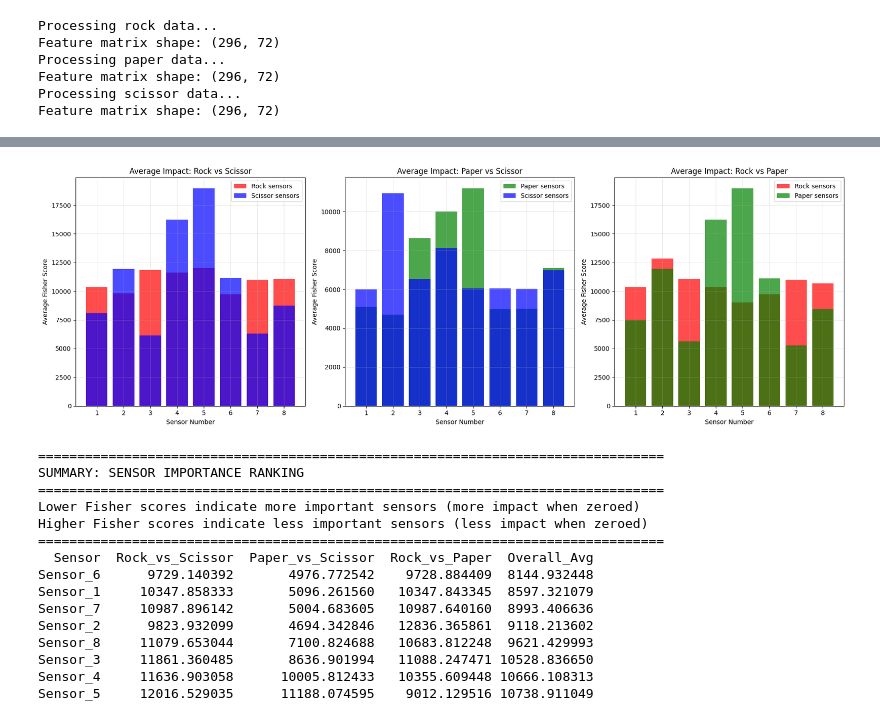
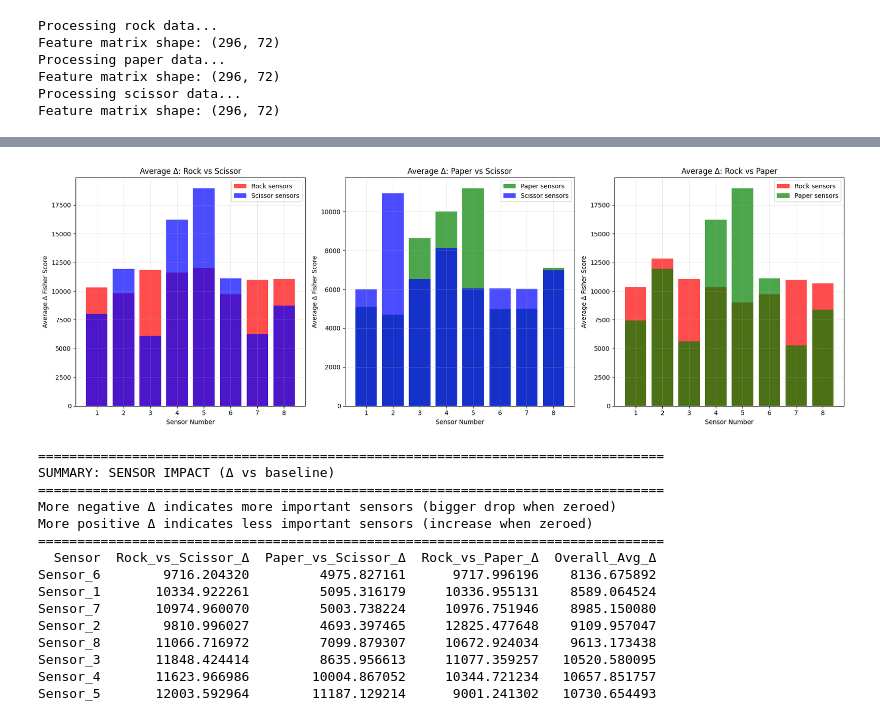
Before and after one commit to freek1/roshambo, a Jupyter notebook: emg_feature_analysis.ipynb, the cells around one changed output, grey strips where cells are left out. Cells and saved outputs as stored; diff of their text form; code cells hidden in the pictures.

```diff
--- a/emg_feature_analysis.ipynb
+++ b/emg_feature_analysis.ipynb
@@ -420,78 +428,78 @@ Highest Fisher Score: 21652.4148
 # %%
-# Visualize average sensor impact
+# Visualize average sensor delta (Δ vs baseline)
 fig, axes = plt.subplots(1, 3, figsize=(18, 6))
 
-# Rock vs Scissor average impact
+# Rock vs Scissor average Δ
 rock_avg, scissor_avg = rock_scissor_impact
 axes[0].bar(range(1, 9), rock_avg, alpha=0.7, label='Rock sensors', color='red')
 axes[0].bar(range(1, 9), scissor_avg, alpha=0.7, label='Scissor sensors', color='blue')
-axes[0].set_title('Average Impact: Rock vs Scissor')
+axes[0].set_title('Average Δ: Rock vs Scissor')
 axes[0].set_xlabel('Sensor Number')
-axes[0].set_ylabel('Average Fisher Score')
+axes[0].set_ylabel('Average Δ Fisher Score')
 axes[0].legend()
 axes[0].grid(True, alpha=0.3)
 
-# Paper vs Scissor average impact
+# Paper vs Scissor average Δ
 paper_avg, scissor_avg2 = paper_scissor_impact
 axes[1].bar(range(1, 9), paper_avg, alpha=0.7, label='Paper sensors', color='green')
 axes[1].bar(range(1, 9), scissor_avg2, alpha=0.7, label='Scissor sensors', color='blue')
-axes[1].set_title('Average Impact: Paper vs Scissor')
+axes[1].set_title('Average Δ: Paper vs Scissor')
 axes[1].set_xlabel('Sensor Number')
-axes[1].set_ylabel('Average Fisher Score')
+axes[1].set_ylabel('Average Δ Fisher Score')
 axes[1].legend()
 axes[1].grid(True, alpha=0.3)
 
-# Rock vs Paper average impact
+# Rock vs Paper average Δ
 rock_avg2, paper_avg2 = rock_paper_impact
 axes[2].bar(range(1, 9), rock_avg2, alpha=0.7, label='Rock sensors', color='red')
 axes[2].bar(range(1, 9), paper_avg2, alpha=0.7, label='Paper sensors', color='green')
-axes[2].set_title('Average Impact: Rock vs Paper')
+axes[2].set_title('Average Δ: Rock vs Paper')
 axes[2].set_xlabel('Sensor Number')
-axes[2].set_ylabel('Average Fisher Score')
+axes[2].set_ylabel('Average Δ Fisher Score')
 axes[2].legend()
 axes[2].grid(True, alpha=0.3)
 
 plt.tight_layout()
 plt.show()
 
 # Summary table
 print("\n" + "="*80)
-print("SUMMARY: SENSOR IMPORTANCE RANKING")
+print("SUMMARY: SENSOR IMPACT (Δ vs baseline)")
 print("="*80)
-print("Lower Fisher scores indicate more important sensors (more impact when zeroed)")
-print("Higher Fisher scores indicate less important sensors (less impact when zeroed)")
+print("More negative Δ indicates more important sensors (bigger drop when zeroed)")
+print("More positive Δ indicates less important sensors (increase when zeroed)")
 print("="*80)
 
 # Create summary dataframe
 import pandas as pd
 
 summary_data = []
 for i in range(8):
     summary_data.append({
         'Sensor': f'Sensor_{i+1}',
-        'Rock_vs_Scissor': rock_scissor_impact[0][i],
-        'Paper_vs_Scissor': paper_scissor_impact[0][i],
-        'Rock_vs_Paper': rock_paper_impact[0][i],
-        'Overall_Avg': np.mean([rock_scissor_impact[0][i], paper_scissor_impact[0][i], rock_paper_impact[0][i]])
+        'Rock_vs_Scissor_Δ': rock_scissor_impact[0][i],
+        'Paper_vs_Scissor_Δ': paper_scissor_impact[0][i],
+        'Rock_vs_Paper_Δ': rock_paper_impact[0][i],
+        'Overall_Avg_Δ': np.mean([rock_scissor_impact[0][i], paper_scissor_impact[0][i], rock_paper_impact[0][i]])
     })
 
 summary_df = pd.DataFrame(summary_data)
-summary_df = summary_df.sort_values('Overall_Avg')
+summary_df = summary_df.sort_values('Overall_Avg_Δ')
 print(summary_df.to_string(index=False))
 # %% [output]
-[figure, old version]
+[figure, new version]
 ================================================================================
-SUMMARY: SENSOR IMPORTANCE RANKING
+SUMMARY: SENSOR IMPACT (Δ vs baseline)
 ================================================================================
-Lower Fisher scores indicate more important sensors (more impact when zeroed)
-Higher Fisher scores indicate less important sensors (less impact when zeroed)
+More negative Δ indicates more important sensors (bigger drop when zeroed)
+More positive Δ indicates less important sensors (increase when zeroed)
 ================================================================================
-  Sensor  Rock_vs_Scissor  Paper_vs_Scissor  Rock_vs_Paper  Overall_Avg
-Sensor_6      9729.140392       4976.772542    9728.884409  8144.932448
-Sensor_1     10347.858333       5096.261560   10347.843345  8597.321079
-Sensor_7     10987.896142       5004.683605   10987.640160  8993.406636
-Sensor_2      9823.932099       4694.342846   12836.365861  9118.213602
-Sensor_8     11079.653044       7100.824688   10683.812248  9621.429993
-Sensor_3     11861.360485       8636.901994   11088.247471 10528.836650
-Sensor_4     11636.903058      10005.812433   10355.609448 10666.108313
-Sensor_5     12016.529035      11188.074595    9012.129516 10738.911049
+  Sensor  Rock_vs_Scissor_Δ  Paper_vs_Scissor_Δ  Rock_vs_Paper_Δ  Overall_Avg_Δ
+Sensor_6        9716.204320         4975.827161      9717.996196    8136.675892
+Sensor_1       10334.922261         5095.316179     10336.955131    8589.064524
+Sensor_7       10974.960070         5003.738224     10976.751946    8985.150080
+Sensor_2        9810.996027         4693.397465     12825.477648    9109.957047
+Sensor_8       11066.716972         7099.879307     10672.924034    9613.173438
+Sensor_3       11848.424414         8635.956613     11077.359257   10520.580095
+Sensor_4       11623.966986        10004.867052     10344.721234   10657.851757
+Sensor_5       12003.592964        11187.129214      9001.241302   10730.654493
```
Also changed, not shown: parts of 6 cells of this notebook, 2 other files.
